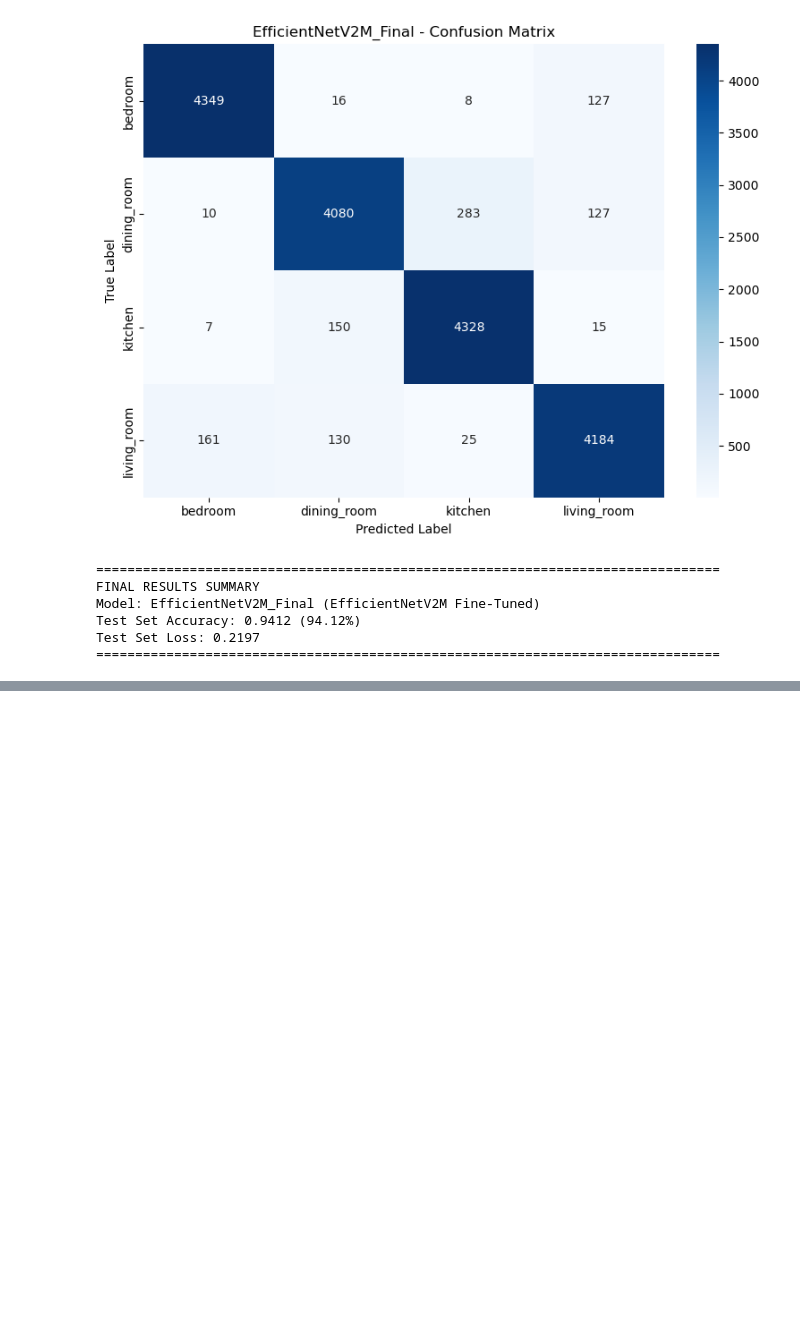
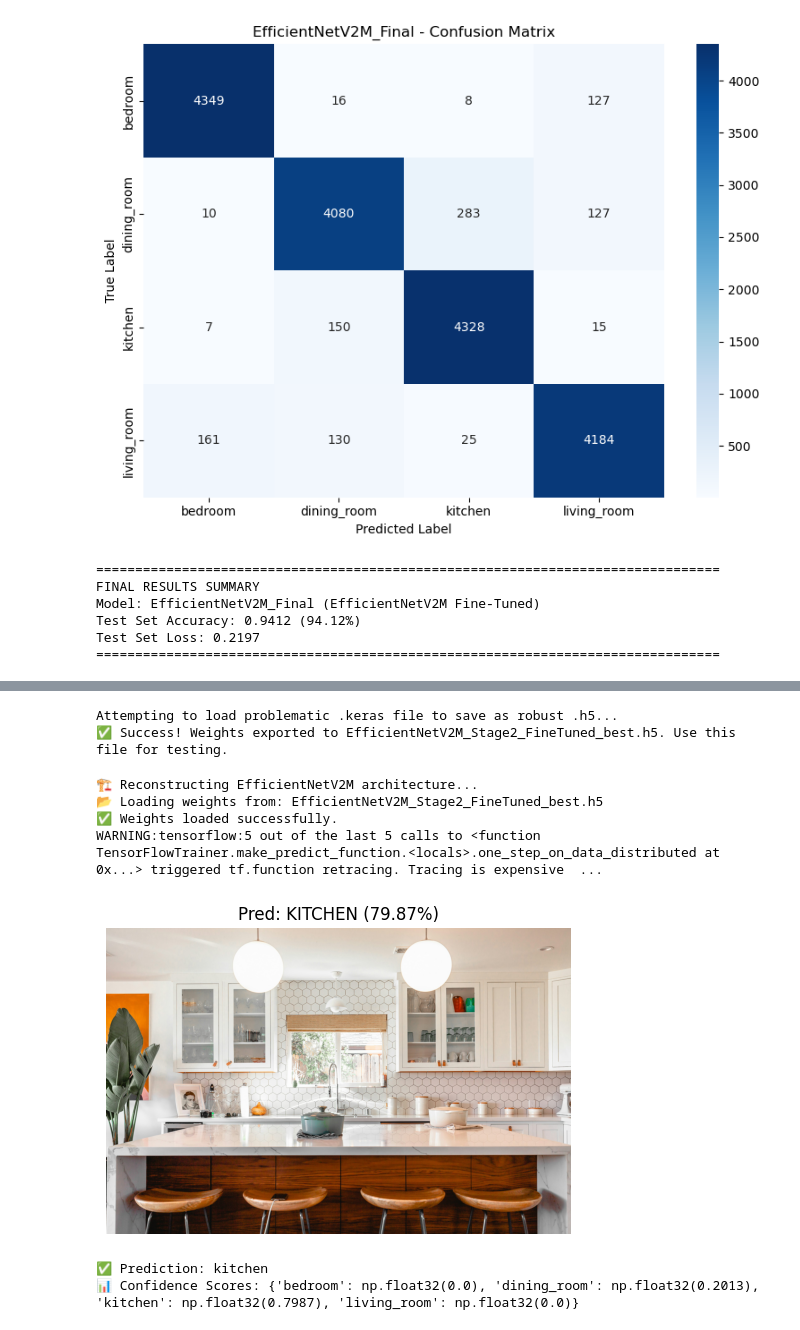
Before and after one commit to friendvineetsharma/Deep-Learning---LSUN-dataset, a Jupyter notebook: EfficientNetV2M - SOTA Claffication/EfficientNetV2M.ipynb, the cells around one changed output, grey strips where cells are left out. Drawn from its saved outputs; the diff is of its cells as text; code cells hidden in the pictures; blank space fills up the shorter version.

Commit message:
EfficientNetV2M prediction visualization fix

```diff
--- a/EfficientNetV2M - SOTA Claffication/EfficientNetV2M.ipynb
+++ b/EfficientNetV2M - SOTA Claffication/EfficientNetV2M.ipynb
@@ -904,3 +904,56 @@ All Class Probabilities:
   dining_room    : 16.89%
   kitchen        : 83.05%
   living_room    : 0.04%
+# %%
+import tensorflow as tf
+from tensorflow.keras.applications import EfficientNetV2M
+from tensorflow.keras import models, layers
+# Import your model creation function (assuming it's still defined)
+# from the previous code blocks
+# Assuming the model object is still in memory: model_v2m_fine_tuned
+
+# --- Configuration for Saving ---
+IMG_SIZE = 384
+NUM_CLASSES = 4
+OLD_WEIGHTS_FILE = 'EfficientNetV2M_Stage2_FineTuned_best.keras'
+NEW_WEIGHTS_FILE = 'EfficientNetV2M_Stage2_FineTuned_best.h5'
+# ---
+
+print("Attempting to load problematic .keras file to save as robust .h5...")
+
+# 1. Recreate the exact model structure
+def create_minimal_model_for_loading():
+    base_model = EfficientNetV2M(include_top=False, weights=None, input_shape=(IMG_SIZE, IMG_SIZE, 3))
+    base_model.trainable = True
+
+    inputs = layers.Input(shape=(IMG_SIZE, IMG_SIZE, 3))
+    # Note: Skipping the preprocessing layer here for minimal model recreation
+    x = base_model(inputs, training=False)
+
+    x = layers.GlobalAveragePooling2D()(x)
+    x = layers.BatchNormalization()(x)
+    x = layers.Dense(512, activation='relu')(x)
+    x = layers.Dropout(0.5)(x)
+    x = layers.Dense(256, activation='relu')(x)
+    x = layers.Dropout(0.3)(x)
+    outputs = layers.Dense(NUM_CLASSES, activation='softmax')(x)
+
+    model = models.Model(inputs, outputs)
+    model.compile(optimizer='adam', loss='categorical_crossentropy')
+    return model
+
+export_model = create_minimal_model_for_loading()
+
+try:
+    # 2. Load the best weights from the checkpoint that was saved
+    export_model.load_weights(OLD_WEIGHTS_FILE)
+
+    # 3. Save the weights in the universal HDF5 format
+    export_model.save_weights(NEW_WEIGHTS_FILE)
+    print(f"✅ Success! Weights exported to {NEW_WEIGHTS_FILE}. Use this file for testing.")
+
+except Exception as e:
+    print(f"❌ Critical Error: Could not load the original checkpoint. You may need to restart the notebook and use the in-memory model object from Block 10.")
+# %% [output]
+Attempting to load problematic .keras file to save as robust .h5...
+✅ Success! Weights exported to EfficientNetV2M_Stage2_FineTuned_best.h5. Use this file for testing.
@@ -906,0 +1051,25 @@ All Class Probabilities:
+# %%
+# ==========================================
+# MAIN EXECUTION
+# ==========================================
+TEST_IMAGE_PATH = "Kitchen_1.jpg"
+try:
+    # 1. Load the model
+    model_inference = load_trained_model(WEIGHTS_PATH)
+
+    # 2. Example Usage
+    if os.path.exists(TEST_IMAGE_PATH):
+        predict_image(TEST_IMAGE_PATH, model_inference)
+    else:
+        print(f"❌ Test image not found at: {TEST_IMAGE_PATH}")
+
+except Exception as e:
+    print(f"\n❌ Setup Failed: {e}")
+# %% [output]
+🏗️ Reconstructing EfficientNetV2M architecture...
+📂 Loading weights from: EfficientNetV2M_Stage2_FineTuned_best.h5
+✅ Weights loaded successfully.
+WARNING:tensorflow:5 out of the last 5 calls to <function TensorFlowTrainer.make_predict_function.<locals>.one_step_on_data_distributed at 0x...> triggered tf.function retracing. Tracing is expensive  ...
+[figure, added]
+✅ Prediction: kitchen
+📊 Confidence Scores: {'bedroom': np.float32(0.0), 'dining_room': np.float32(0.2013), 'kitchen': np.float32(0.7987), 'living_room': np.float32(0.0)}
```
Also changed, not shown: parts of 2 cells of this notebook.
